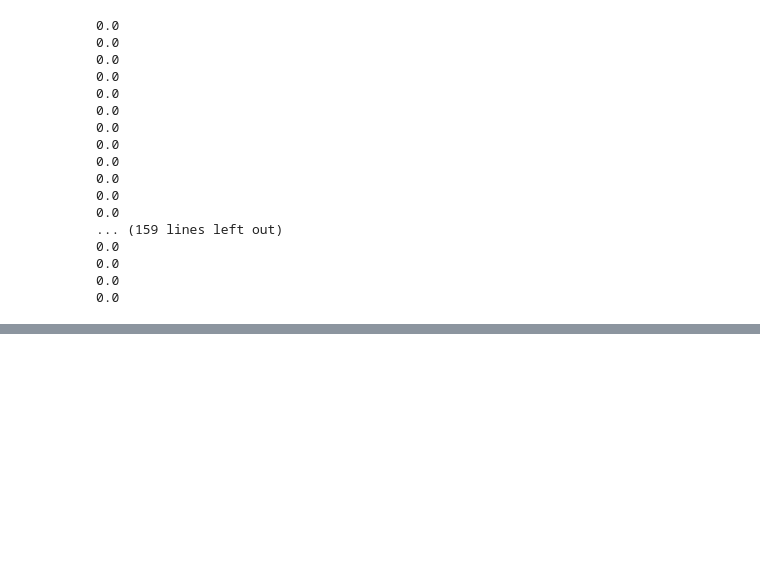
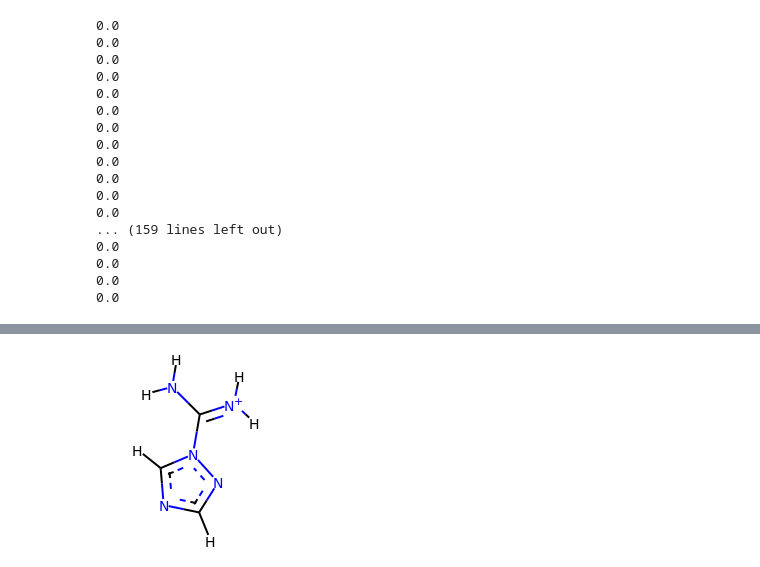
Before and after one commit to slochower/openforcefield, a Jupyter notebook: examples/forcefield_modification/Forcefield_Test.ipynb, the cells around one changed output, grey strips where cells are left out. Cells and saved outputs as stored; diff of their text form; code cells hidden in the pictures; blank space fills up the shorter version.

Commit message:
Merge branch 'master' of https://github.com/open-forcefield-group/openforcefield into swang
Conflicts:
	openforcefield/typing/engines/smirnoff/forcefield.py

```diff
--- a/examples/forcefield_modification/Forcefield_Test.ipynb
+++ b/examples/forcefield_modification/Forcefield_Test.ipynb
@@ -728,0 +832,4 @@ for atom in oemols_tripos[0].GetAtoms():
+# %%
+positions_oe = extractPositionsFromOEMol(oe)
+positions_rdk = extractPositionsFromRDKMol(rdk)
+positions_oe == positions_rdk
@@ -728,0 +854,82 @@ for atom in oemols_tripos[0].GetAtoms():
+# %%
+def compare_energies(rdkmol, oemol):
+    if rdkmol == None:
+        print("RDK parsing error")
+        return False
+#     print(Chem.MolToSmiles(rdkmol))
+    positions_rdk = extractPositionsFromRDKMol(rdkmol)
+    forcefield = smirnoff.forcefield_rdk.ForceField(ff_filename)
+    topology_rdk = smirnoff.forcefield_rdk.generateTopologyFromRDKMol(rdkmol)
+    system_rdk = forcefield.createSystem(topology_rdk, [rdkmol], verbose = True)
+
+    print("###########################################################################\n #########################################################\n")
+
+    positions_oe = extractPositionsFromOEMol(oemol)
+    forcefield = smirnoff.forcefield.ForceField(ff_filename)
+    topology_oe = smirnoff.forcefield.generateTopologyFromOEMol(oemol)
+    system_oe = forcefield.createSystem(topology_oe, [oemol], verbose = True)
+
+    g1,g2,e1,e2 = smirnoff.forcefield_utils.compare_system_energies(topology_oe, topology_rdk, system_oe, system_rdk, positions_oe, positions_rdk, verbose = False,skip_assert = True)
+#     g1,g2,e1,e2 = smirnoff.forcefield_utils.compare_system_energies(topology_oe, topology_oe, system_oe, system_oe, positions_oe, positions_oe, verbose = False,skip_assert = True)
+    if(e1 == e2): return False
+    for i in g1:
+        print(i)
+        print(g1[i], g2[i], g1[i] == g2[i])
+
+    print( e1, e2)
+    print('')
+    return True
+
+#mol_filename = os.path.dirname(os.path.abspath(os.path.join('..'))) + "openforcefield/data/molecules/zinc-subset-tripos.mol2.gz"
+mol_filename = "/home/shuwang/remove_oeimplicityHydrogen.mol2"
+
+istream = oechem.oemolistream(mol_filename)
+mol = oechem.OEMol()
+flavor = oechem.OEIFlavor_Generic_Default | oechem.OEIFlavor_MOL2_Default | oechem.OEIFlavor_MOL2_Forcefield
+istream.SetFlavor( oechem.OEFormat_MOL2, flavor)
+oemols_tripos = []
+while oechem.OEReadMolecule(istream, mol):
+    oechem.OETriposAtomNames(mol)
+    oemols_tripos.append(oechem.OEMol(mol))
+istream.close()
+
+
+
+# ofs = oemolostream("/home/shuwang/out.sdf")
+# ofs.SetFormat(OEFormat_SDF)
+
+
+for mol in oemols_tripos:
+
+    oemol = mol
+    rdkmol = oemol_to_rdkmol(oemol)
+    rdkmol.UpdatePropertyCache(strict=False)
+    Chem.GetSSSR(rdkmol)
+    OEAssignAromaticFlags(oemol)
+    out = compare_energies(rdkmol, oemol)
+    print("-------------------------------------------------------------------")
+    print("-------------------------------------------------------------------")
+    print("-------------------------------------------------------------------")
+
+    if out:
+        print(mol.GetTitle())
+        x = Draw.MolsToGridImage([rdkmol], kekulize = False)
+        display(x)
+        print("rdkit: ", Chem.MolToSmiles(rdkmol, isomericSmiles = True))
+        OESMILES_OPTIONS = oechem.OESMILESFlag_DEFAULT | oechem.OESMILESFlag_ISOMERIC | oechem.OESMILESFlag_Hydrogens
+
+        print("oechem: ", oechem.OECreateSmiString(oemol))
+
+
+
+
+
+#     print(Chem.MolToMolBlock(rdkmol)[0:21])
+#     x = Draw.MolsToGridImage([rdkmol], kekulize = False)
+#     display(x)
+#     print("rdkit: ", Chem.MolToSmiles(rdkmol, isomericSmiles = True))
+#     print("oechem: ", OEMolToSmiles(oemols_tripos[counter-1]))
+
+
+# ofs.close()
+# %% [output]
@@ -728,0 +953 @@ for atom in oemols_tripos[0].GetAtoms():
+[figure, added]
```
Also changed, not shown: parts of 15 cells of this notebook.
